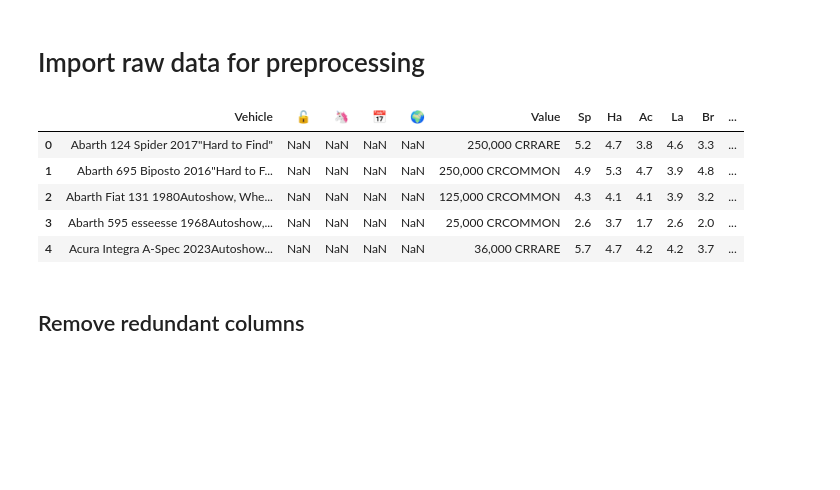
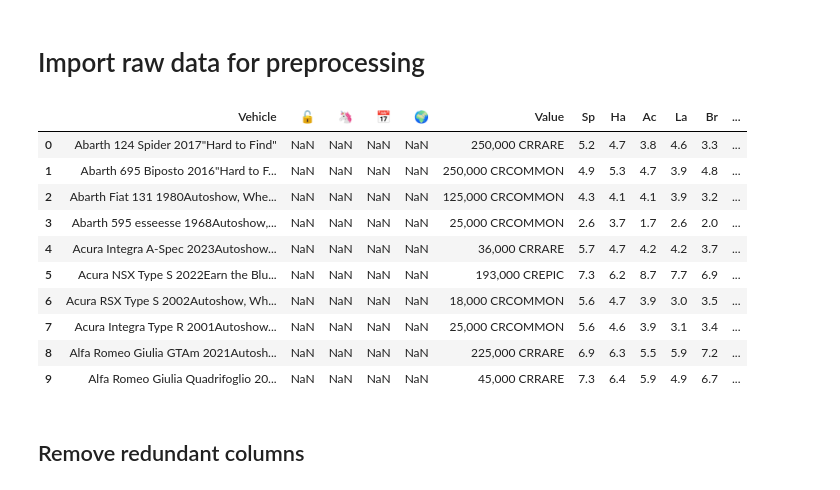
Before and after one commit to iaspidem/fh-cars-list, a Jupyter notebook: fh6-process.ipynb, the cells around one changed output. Saved outputs shown, nothing was run; the diff lists cells and outputs as text; code cells hidden in the pictures; blank space fills up the shorter version.

```diff
--- a/fh6-process.ipynb
+++ b/fh6-process.ipynb
@@ -2,18 +2,23 @@
 import pandas as pd
 # %% [markdown]
 # Import raw data for preprocessing
-# %%
-filename = "fh6cars-15-07-26"
-tables = pd.read_html(filename + ".htm")
-df = tables[1]
-df.head()
-# %% [output]
-|  | Vehicle | 🔓 | 🦄 | 📅 | 🌍 | Value | Sp | Ha | Ac | La | Br | ... |
-| 0 | Abarth 124 Spider 2017"Hard to Find" | NaN | NaN | NaN | NaN | 250,000 CRRARE | 5.2 | 4.7 | 3.8 | 4.6 | 3.3 | ... |
-| 1 | Abarth 695 Biposto 2016"Hard to F... | NaN | NaN | NaN | NaN | 250,000 CRCOMMON | 4.9 | 5.3 | 4.7 | 3.9 | 4.8 | ... |
-| 2 | Abarth Fiat 131 1980Autoshow, Whe... | NaN | NaN | NaN | NaN | 125,000 CRCOMMON | 4.3 | 4.1 | 4.1 | 3.9 | 3.2 | ... |
-| 3 | Abarth 595 esseesse 1968Autoshow,... | NaN | NaN | NaN | NaN | 25,000 CRCOMMON | 2.6 | 3.7 | 1.7 | 2.6 | 2.0 | ... |
-| 4 | Acura Integra A-Spec 2023Autoshow... | NaN | NaN | NaN | NaN | 36,000 CRRARE | 5.7 | 4.7 | 4.2 | 4.2 | 3.7 | ... |
+# %%
+filename = "FH6-cars-list-16-08-26"
+tables = pd.read_html("raw-website/" + filename + ".htm")
+df = tables[1]
+df.head(10)
+# %% [output]
+|  | Vehicle | 🔓 | 🦄 | 📅 | 🌍 | Value | Sp | Ha | Ac | La | Br | ... |
+| 0 | Abarth 124 Spider 2017"Hard to Find" | NaN | NaN | NaN | NaN | 250,000 CRRARE | 5.2 | 4.7 | 3.8 | 4.6 | 3.3 | ... |
+| 1 | Abarth 695 Biposto 2016"Hard to F... | NaN | NaN | NaN | NaN | 250,000 CRCOMMON | 4.9 | 5.3 | 4.7 | 3.9 | 4.8 | ... |
+| 2 | Abarth Fiat 131 1980Autoshow, Whe... | NaN | NaN | NaN | NaN | 125,000 CRCOMMON | 4.3 | 4.1 | 4.1 | 3.9 | 3.2 | ... |
+| 3 | Abarth 595 esseesse 1968Autoshow,... | NaN | NaN | NaN | NaN | 25,000 CRCOMMON | 2.6 | 3.7 | 1.7 | 2.6 | 2.0 | ... |
+| 4 | Acura Integra A-Spec 2023Autoshow... | NaN | NaN | NaN | NaN | 36,000 CRRARE | 5.7 | 4.7 | 4.2 | 4.2 | 3.7 | ... |
+| 5 | Acura NSX Type S 2022Earn the Blu... | NaN | NaN | NaN | NaN | 193,000 CREPIC | 7.3 | 6.2 | 8.7 | 7.7 | 6.9 | ... |
+| 6 | Acura RSX Type S 2002Autoshow, Wh... | NaN | NaN | NaN | NaN | 18,000 CRCOMMON | 5.6 | 4.7 | 3.9 | 3.0 | 3.5 | ... |
+| 7 | Acura Integra Type R 2001Autoshow... | NaN | NaN | NaN | NaN | 25,000 CRCOMMON | 5.6 | 4.6 | 3.9 | 3.1 | 3.4 | ... |
+| 8 | Alfa Romeo Giulia GTAm 2021Autosh... | NaN | NaN | NaN | NaN | 225,000 CRRARE | 6.9 | 6.3 | 5.5 | 5.9 | 7.2 | ... |
+| 9 | Alfa Romeo Giulia Quadrifoglio 20... | NaN | NaN | NaN | NaN | 45,000 CRRARE | 7.3 | 6.4 | 5.9 | 4.9 | 6.7 | ... |
 # %% [markdown]
 ## Remove redundant columns
 # %%
```
Also changed, not shown: parts of 20 cells of this notebook.
